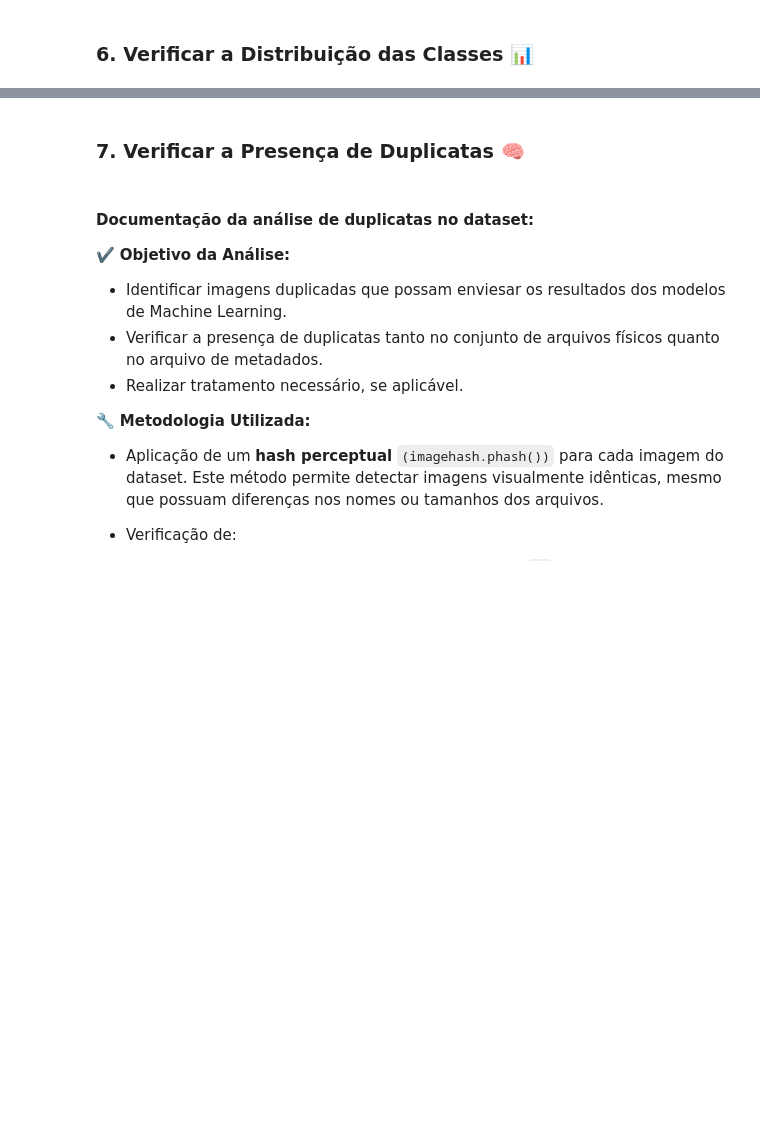
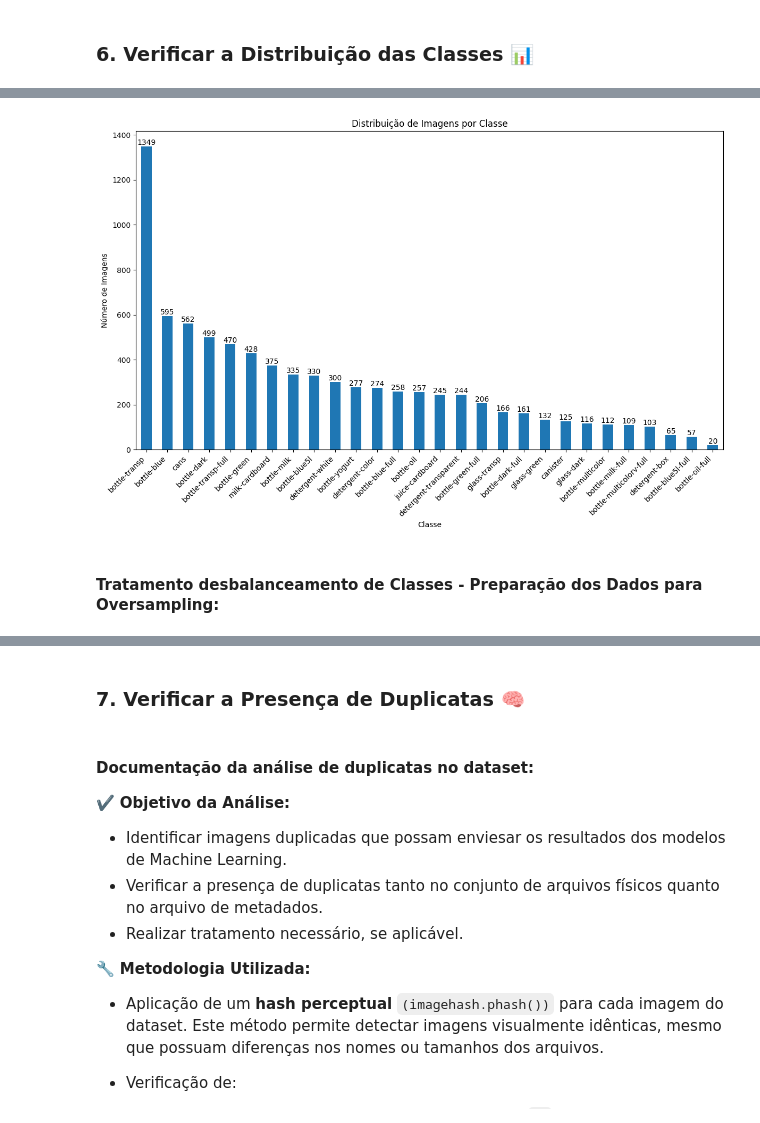
Before and after one commit to WaRP-Waste-Recycling-Plant/warp-waste-classification, a Jupyter notebook: notebooks/WaRP_Dataset_Analysis.ipynb, the cells around one changed output, grey strips where cells are left out. Saved outputs shown, nothing was run; the diff lists cells and outputs as text; code cells hidden in the pictures; blank space fills up the shorter version.

```diff
--- a/notebooks/WaRP_Dataset_Analysis.ipynb
+++ b/notebooks/WaRP_Dataset_Analysis.ipynb
@@ -500,0 +742,51 @@ except Exception as e:
+# %%
+# Avaliar se há desequilíbrio nas classes, o que pode impactar o treinamento de modelos.
+import matplotlib.pyplot as plt
+
+try:
+    # Verificar se o DataFrame existe e não está vazio
+    if 'df' not in globals():
+        raise NameError("O DataFrame 'df' não foi definido.")
+    if df.empty:
+        raise ValueError("O DataFrame 'df' está vazio. Verifique se os dados foram carregados corretamente.")
+
+    # Verificar se a coluna 'label' existe
+    if 'label' not in df.columns:
+        raise KeyError("A coluna 'label' não existe no DataFrame.")
+
+    # Contar a quantidade de imagens por classe
+    class_counts = df['label'].value_counts()
+
+    # Plotar o gráfico de barras
+    ax = class_counts.plot(
+        kind='bar',
+        title='Distribuição de Imagens por Classe',
+        figsize=(12, 8)
+    )
+
+    plt.xlabel('Classe')
+    plt.ylabel('Número de Imagens')
+    plt.xticks(rotation=45, ha='right') # Gira os labels para melhor visualização
+    plt.tight_layout() # Ajusta o layout para evitar sobreposição
+
+    # Adicionar valores em cima das barras
+    for container in ax.containers:
+        ax.bar_label(container)
+
+    plt.show()
+
+except NameError as ne:
+    print(ne)
+
+except ValueError as ve:
+    print(ve)
+
+except KeyError as ke:
+    print(ke)
+
+except Exception as e:
+    print(f"Ocorreu um erro inesperado: {e}")
+# %% [output]
+[figure, added]
+# %% [markdown]
+#### Tratamento desbalanceamento de Classes - Preparação dos Dados para Oversampling:
```
Also changed, not shown: parts of 34 cells of this notebook.
